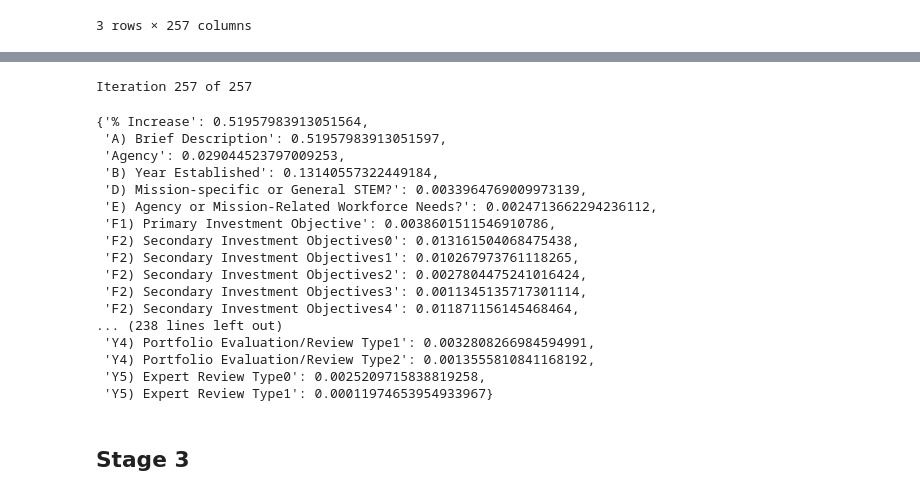
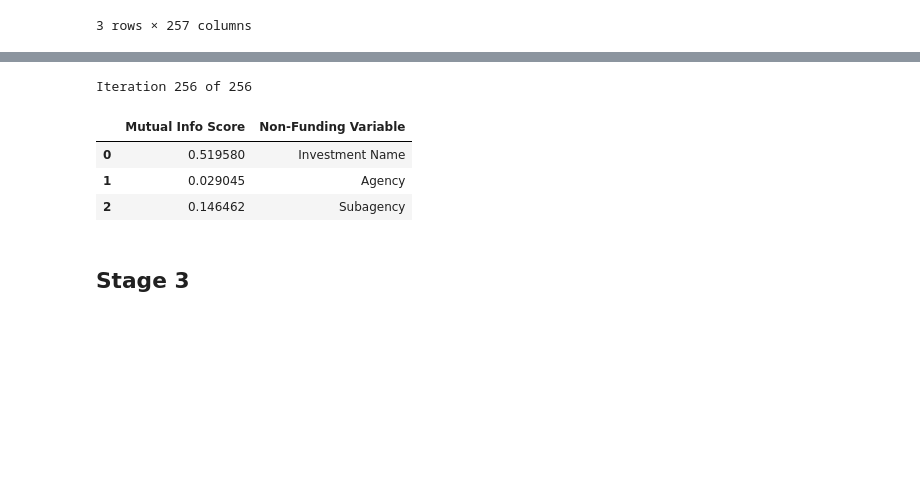
Before and after one commit to mittrayash/ml_stem_analysis, a Jupyter notebook: Solutions.ipynb, the cells around one changed output, grey strips where cells are left out. Cells and saved outputs as stored; diff of their text form; code cells hidden in the pictures; blank space fills up the shorter version.

```diff
--- a/Solutions.ipynb
+++ b/Solutions.ipynb
@@ -355,0 +216,21 @@ plt.ylabel('frequency')
+# %%
+grp = []
+group = []
+
+lis2 = [x for x in lis if ')' not in x]
+
+
+
+print(lis2)
+# Removing columns where univariate distribution is basically 1 for each element due to unique or a lot of elements:
+for x in ['Investment Name', 'Agency', 'Subagency']:
+    try:
+        lis2.remove(x)
+    except ValueError:
+
+        continue
+for x in eliminate:
+    try:
+        lis.remove(x)
+    except ValueError:
+        continue
@@ -370,6 +386,10 @@ df.head(3)
 
 df2 = df.fillna(value='None')
 
+# Also, let us remove the % increase column which was not present in the dataset originally
+
+df2 = df2.drop('% Increase', axis=1)
+
 # Also, converting all int values to str for compatibility
 
 df2 = df2.astype(str)
@@ -384,6 +404,8 @@ df2.head(3)
 # %%
 # now, we can easily calculate mutual info score using a loop
 mutual_info_score_with_target_variable = {}
+lis1 = []
+lis2 = []
 
 banned_cols = ['C1) Funding FY2008','C2) Funding FY2009','C3) Funding FY2010']
 for i, col in enumerate(df2.columns):
@@ -393,29 +415,22 @@ for i, col in enumerate(df2.columns):
         sys.stdout.write("\r")
         sys.stdout.write("Iteration %d of %d" % (i+1, len(df2.columns)))
         sys.stdout.flush()
-        mutual_info_score_with_target_variable[col] = mutual_info_score(df2['Target Variable'], df2[col])
+        lis1.append(col)
+        lis2.append(mutual_info_score(df2['Target Variable'], df2[col]))
+
+mutual_info_score_with_target_variable['Non-Funding Variable'] = lis1
+mutual_info_score_with_target_variable['Mutual Info Score'] = lis2
+        #mutual_info_score_with_target_variable[col] = mutual_info_score(df2['Target Variable'], df2[col])
 # %% [output]
-Iteration 257 of 257
+Iteration 256 of 256
-# %%
-mutual_info_score_with_target_variable
-# %% [output]
-{'% Increase': 0.51957983913051564,
- 'A) Brief Description': 0.51957983913051597,
- 'Agency': 0.029044523797009253,
- 'B) Year Established': 0.13140557322449184,
- 'D) Mission-specific or General STEM?': 0.0033964769009973139,
- 'E) Agency or Mission-Related Workforce Needs?': 0.0024713662294236112,
- 'F1) Primary Investment Objective': 0.0038601511546910786,
- 'F2) Secondary Investment Objectives0': 0.013161504068475438,
- 'F2) Secondary Investment Objectives1': 0.010267973761118265,
- 'F2) Secondary Investment Objectives2': 0.0027804475241016424,
- 'F2) Secondary Investment Objectives3': 0.0011345135717301114,
- 'F2) Secondary Investment Objectives4': 0.011871156145468464,
-... (238 lines left out)
- 'Y4) Portfolio Evaluation/Review Type1': 0.0032808266984594991,
- 'Y4) Portfolio Evaluation/Review Type2': 0.0013555810841168192,
- 'Y5) Expert Review Type0': 0.0025209715838819258,
- 'Y5) Expert Review Type1': 0.00011974653954933967}
+# %%
+mutual_info_score_with_target_variable = pd.DataFrame(mutual_info_score_with_target_variable)
+mutual_info_score_with_target_variable.head(3)
+# %% [output]
+|  | Mutual Info Score | Non-Funding Variable |
+| 0 | 0.519580 | Investment Name |
+| 1 | 0.029045 | Agency |
+| 2 | 0.146462 | Subagency |
 # %% [markdown]
 ## Stage 3
 # %% [markdown]
```
Also changed, not shown: parts of 32 cells of this notebook.
